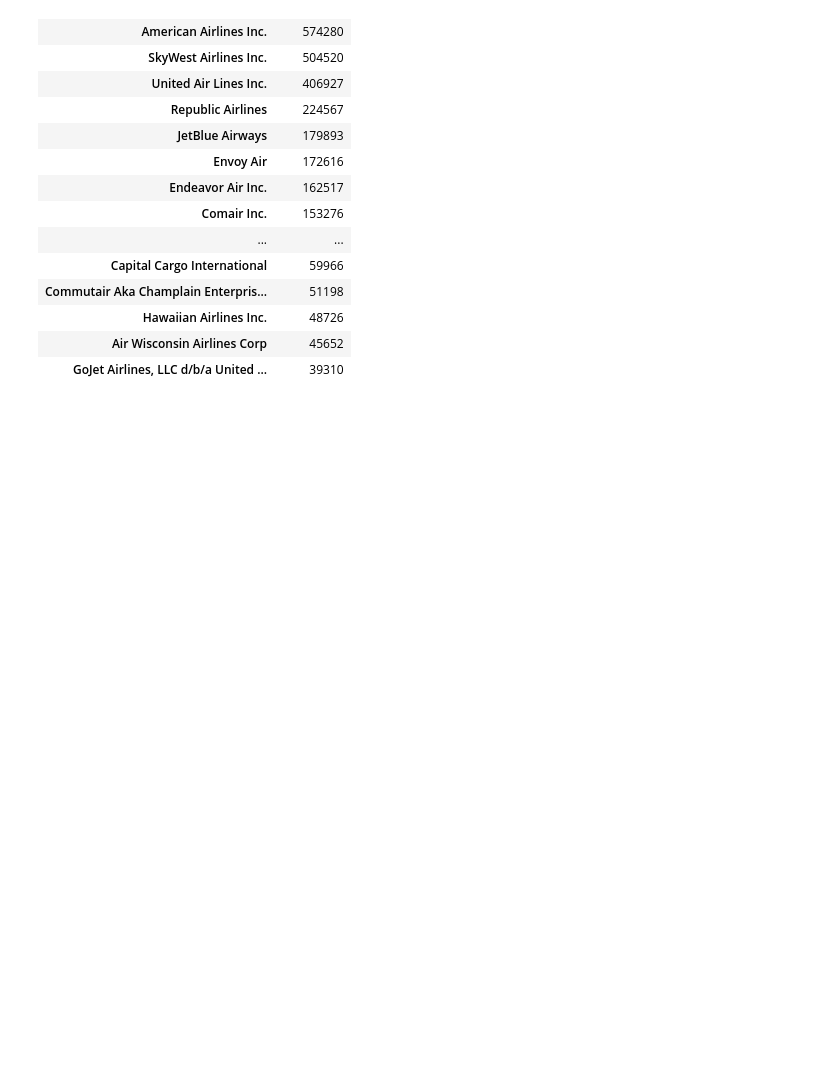
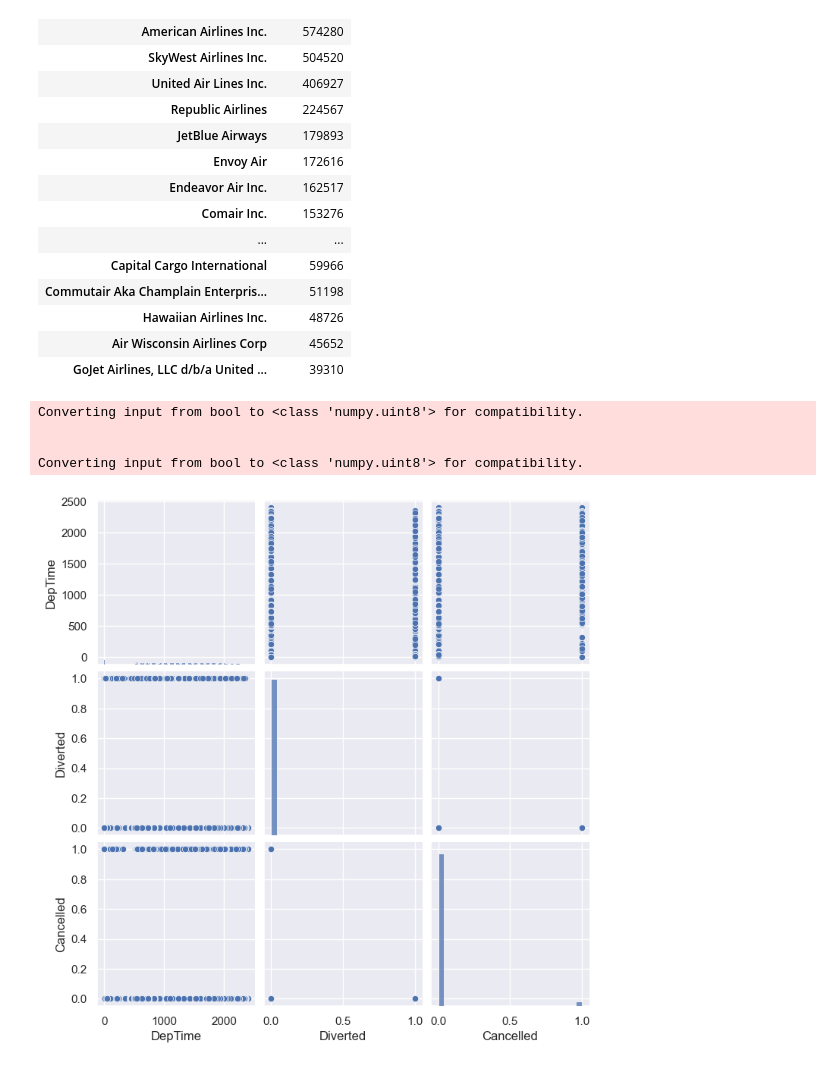
Before and after one commit to georgetown-analytics/team-3, a Jupyter notebook: flight_model/notebooks/STAT/stat1_flight_data.ipynb, the cells around one changed output. Saved outputs shown, nothing was run; the diff lists cells and outputs as text; code cells hidden in the pictures; blank space fills up the shorter version.

```diff
--- a/flight_model/notebooks/STAT/stat1_flight_data.ipynb
+++ b/flight_model/notebooks/STAT/stat1_flight_data.ipynb
@@ -268,3 +274,12 @@ px.bar(
     title="Flights per airline",
     height=700,
     )
+# %%
+g = sns.pairplot(df_flights[["DepTime", "Diverted", "Cancelled"]])
+plt.show()
+# %% [output]
+Converting input from bool to <class 'numpy.uint8'> for compatibility.
+
+
+Converting input from bool to <class 'numpy.uint8'> for compatibility.
+[figure, added]
```
Also changed, not shown: parts of 3 cells of this notebook, 2 other files.
